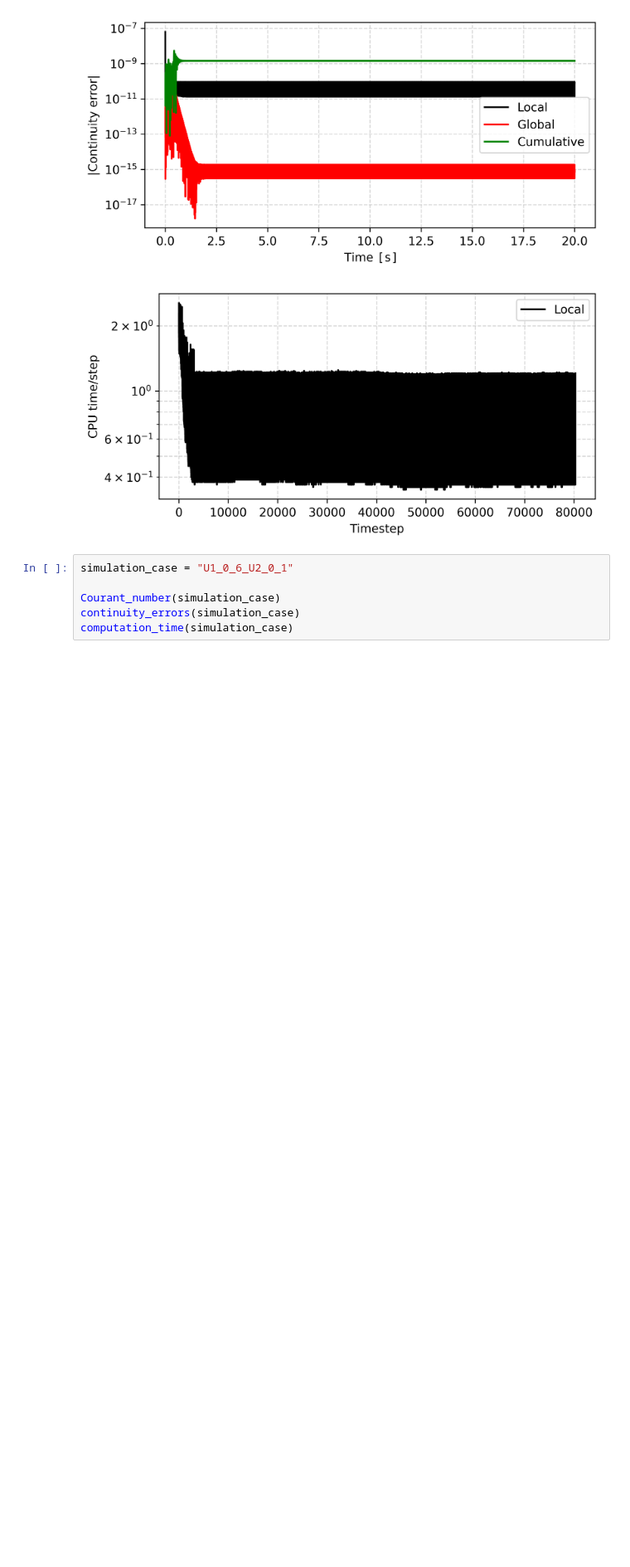
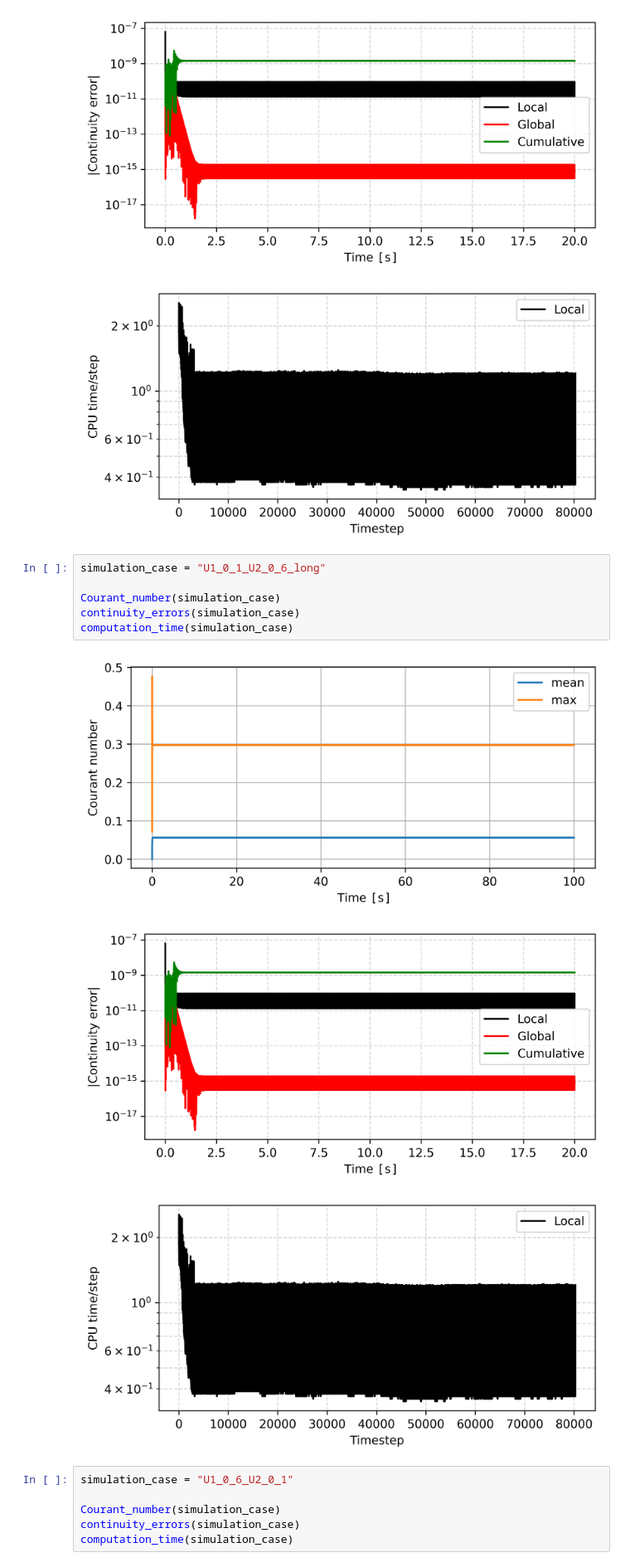
Before and after one commit to AndreasKitzmueller/CFD_jet_in_crossflow, a Jupyter notebook: jet_in_flow/4_icoFoamColored_laminar_nonmixing/analysis.ipynb, the cells around one changed output. Shown at 83% size. Cells and saved outputs as stored; diff of their text form; blank space fills up the shorter version.

Commit message:
added plot to presentation

```diff
--- a/jet_in_flow/4_icoFoamColored_laminar_nonmixing/analysis.ipynb
+++ b/jet_in_flow/4_icoFoamColored_laminar_nonmixing/analysis.ipynb
@@ -126,6 +126,16 @@ computation_time(simulation_case)
 [figure]
 [figure]
 [figure]
+# %%
+simulation_case = "U1_0_1_U2_0_6_long"
+
+Courant_number(simulation_case)
+continuity_errors(simulation_case)
+computation_time(simulation_case)
+# %% [output]
+[figure, added]
+[figure, added]
+[figure, added]
 # %%
 simulation_case = "U1_0_6_U2_0_1"
 
```
Also changed, not shown: 13 other files.
